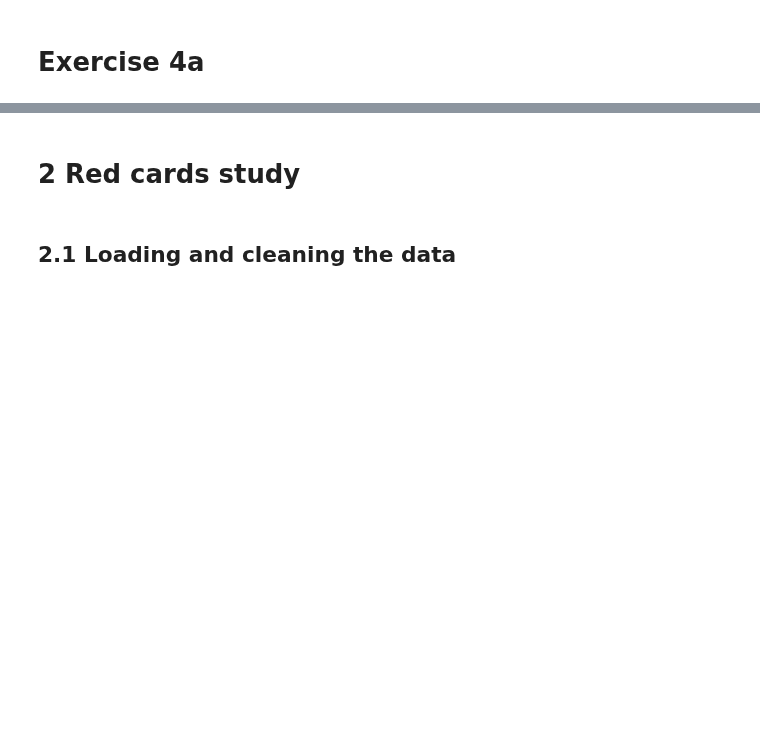
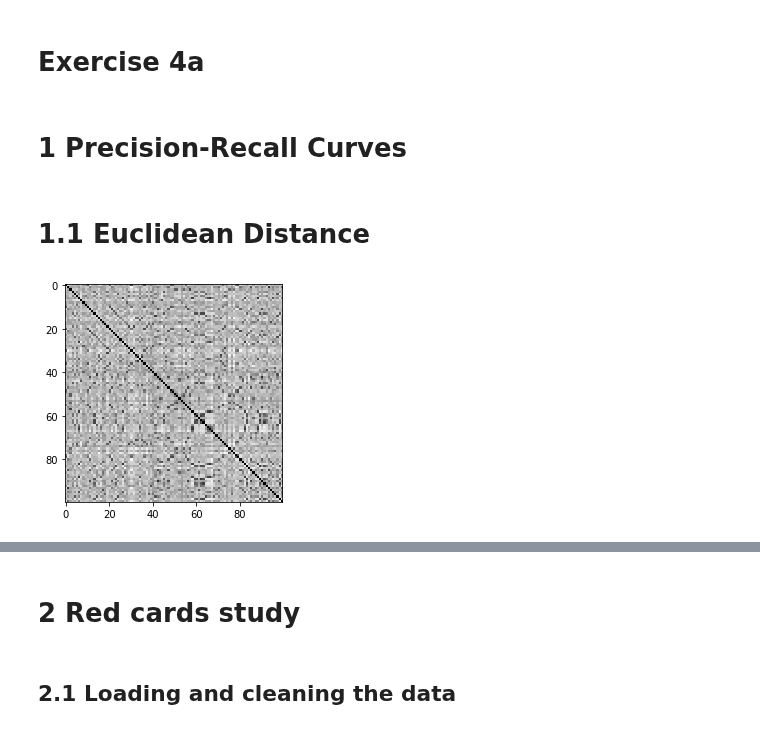
Before and after one commit to kdidi99/ml_fundamentals_hd, a Jupyter notebook: red-cards.ipynb, the cells around one changed output, grey strips where cells are left out. Saved outputs shown, nothing was run; the diff lists cells and outputs as text; code cells hidden in the pictures; blank space fills up the shorter version.

```diff
--- a/red-cards.ipynb
+++ b/red-cards.ipynb
@@ -2,3 +2,7 @@
 <a href="https://colab.research.google.com/github/kdidi99/ml_heidelberg/blob/main/red-cards.ipynb" target="_parent"><img src="https://colab.research.google.com/assets/colab-badge.svg" alt="Open In Colab"/></a>
 # %% [markdown]
 # Exercise 4a
+# %% [markdown]
+# 1 Precision-Recall Curves
+# %% [markdown]
+# 1.1 Euclidean Distance
@@ -4,0 +15,26 @@
+# %%
+digits = load_digits ()
+data = digits["data"]
+images = digits["images"]
+target = digits["target"]
+target_names = digits["target_names"]
+# %%
+# function measuring the distances between two sets of images, vectorized
+def dist_vec(data_):
+    return np.linalg.norm(data_[:, None, :] - data_[None, :, :], axis=-1)
+# %%
+# to limit th calculation time the number of used instances N can be changed
+N = 100  # N = 1797 to include all data
+testdata = data[:N]
+testlabels = target[:N]
+
+# calculate distance matrix using implementation with vectorization
+testdist = dist_vec(testdata)
+
+# display distance matrix as a grayscale image
+plt.figure()
+plt.gray()
+plt.imshow(testdist , interpolation="nearest")
+plt.show()
+# %% [output]
+[figure, added]
```
Also changed, not shown: parts of 20 cells of this notebook.
